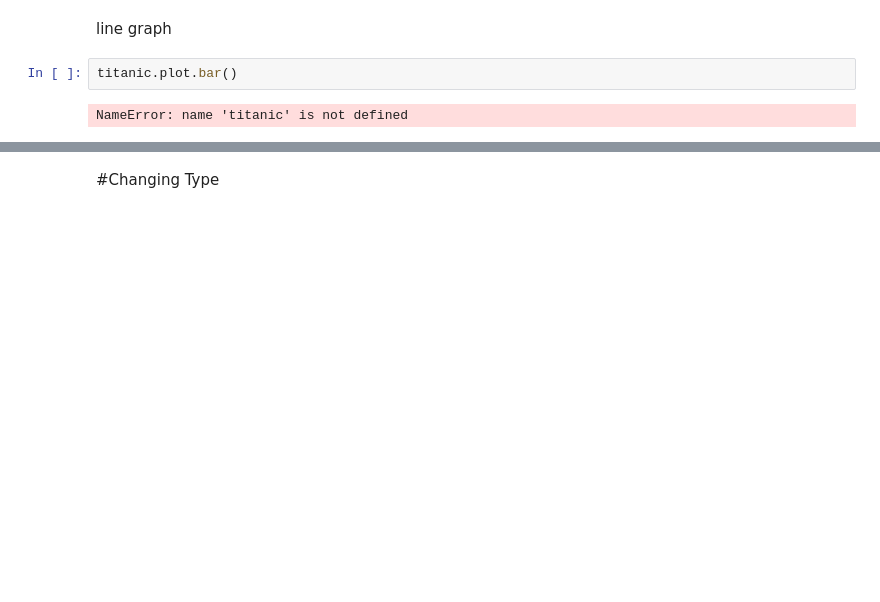
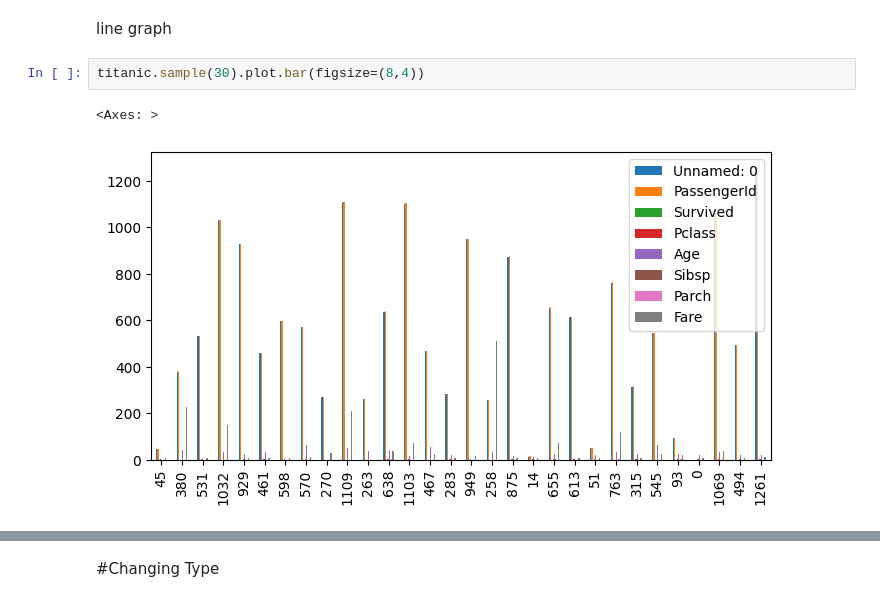
Before and after one commit to atletlgomez/titanic_and_crash, a Jupyter notebook: Titanic_and_Crash_Data.ipynb, the cells around one changed output, grey strips where cells are left out. Saved outputs shown, nothing was run; the diff lists cells and outputs as text; blank space fills up the shorter version.

```diff
--- a/Titanic_and_Crash_Data.ipynb
+++ b/Titanic_and_Crash_Data.ipynb
@@ -1267,7 +1269,8 @@ crash.plot()
 # %% [markdown]
 line graph
 # %%
-titanic.plot.bar()
+titanic.sample(30).plot.bar(figsize=(8,4))
 # %% [output]
-NameError: name 'titanic' is not defined
+<Axes: >
+[figure, added]
 # %%
```
Also changed, not shown: parts of 122 cells of this notebook.
